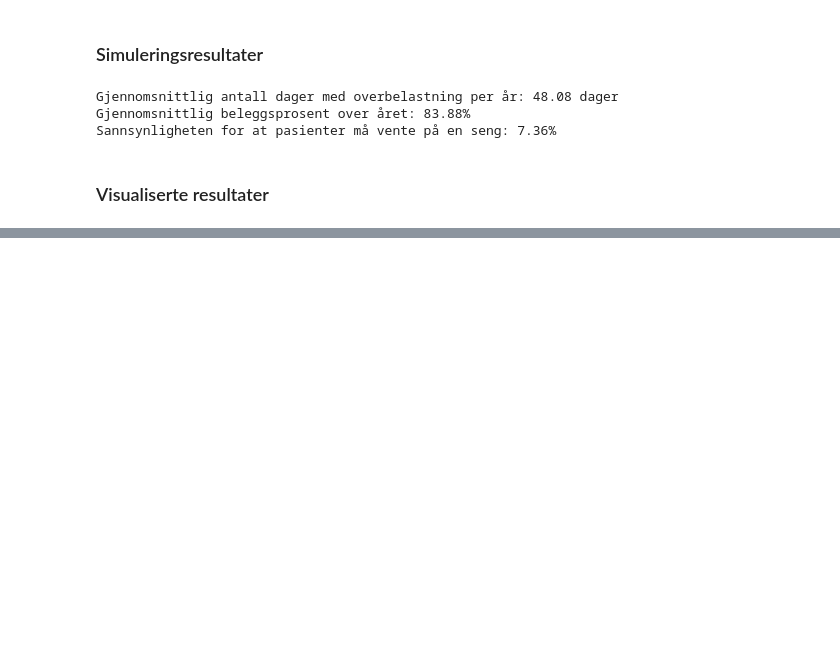
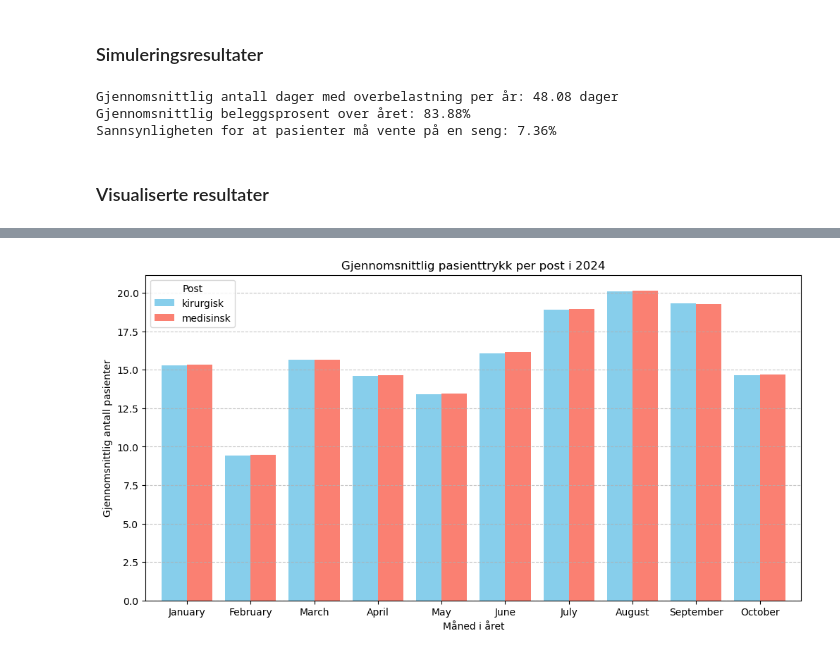
Before and after one commit to JoachimSvensson/HealthSector, a Jupyter notebook: fin_hf_full.ipynb, the cells around one changed output, grey strips where cells are left out. Saved outputs shown, nothing was run; the diff lists cells and outputs as text; code cells hidden in the pictures; blank space fills up the shorter version.

```diff
--- a/fin_hf_full.ipynb
+++ b/fin_hf_full.ipynb
@@ -304,0 +443,25 @@ monte_carlo_waiting_probability(waiting_probability)
+# %%
+import pandas as pd
+import matplotlib.pyplot as plt
+
+# Group by timer og post, og finn gjennomsnittet av etterspørselen
+month_order = [
+    'January', 'February', 'March', 'April', 'May', 'June',
+    'July', 'August', 'September', 'October', 'November', 'December'
+]
+avg_patients_per_hour = fin_data_hourly_24.groupby(['Måned', 'post'])['Demand'].mean().reset_index()
+avg_patients_per_hour['Måned'] = pd.Categorical(avg_patients_per_hour['Måned'], categories=month_order, ordered=True)
+avg_patients_per_hour = avg_patients_per_hour.sort_values('Måned')
+# Pivot for lettere plotting
+pivot_data = avg_patients_per_hour.pivot(index='Måned', columns='post', values='Demand')
+pivot_data.plot(kind='bar', width=0.8, figsize=(12, 6), color=['skyblue', 'salmon'])
+plt.title("Gjennomsnittlig pasienttrykk per post i 2024")
+plt.xlabel("Måned i året")
+plt.ylabel("Gjennomsnittlig antall pasienter")
+plt.xticks(rotation=0)
+plt.legend(title="Post")
+plt.grid(axis='y', linestyle='--', alpha=0.7)
+
+plt.show()
+# %% [output]
+[figure, added]
```
Also changed, not shown: parts of 14 cells of this notebook.
